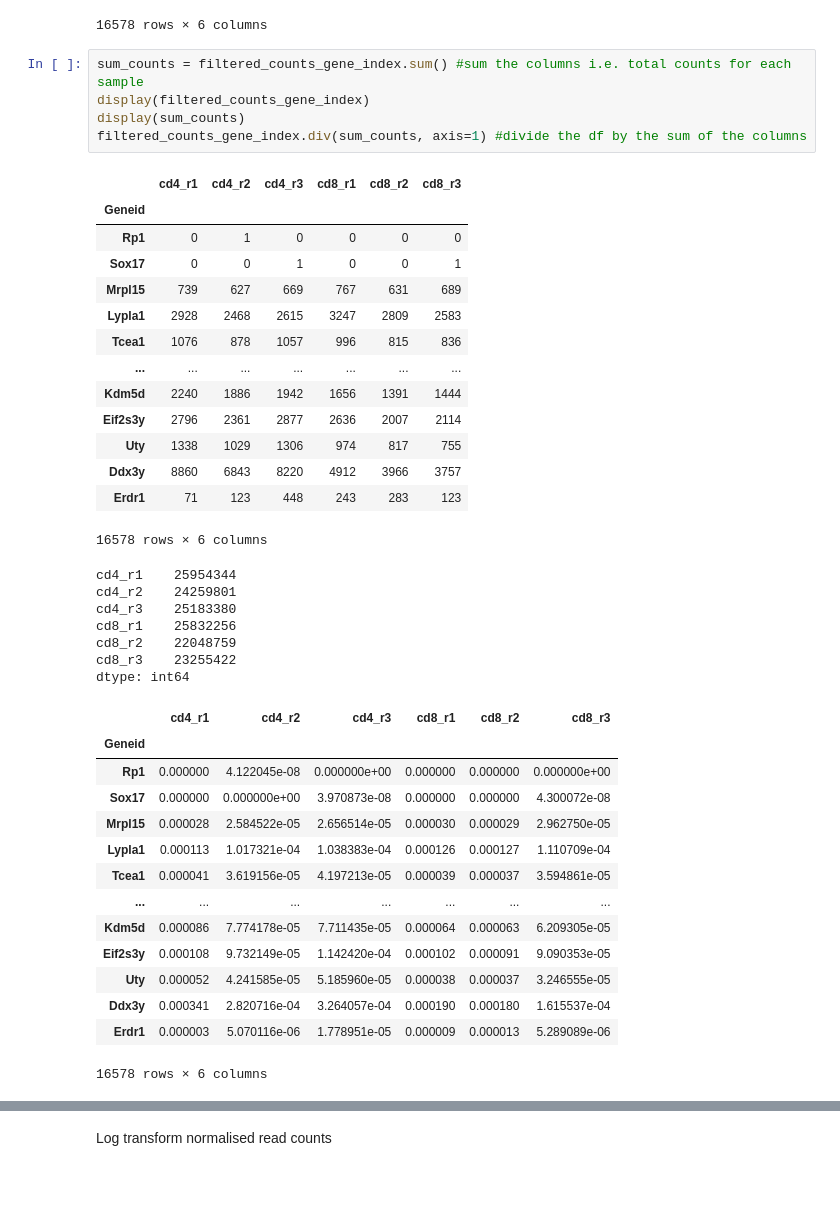
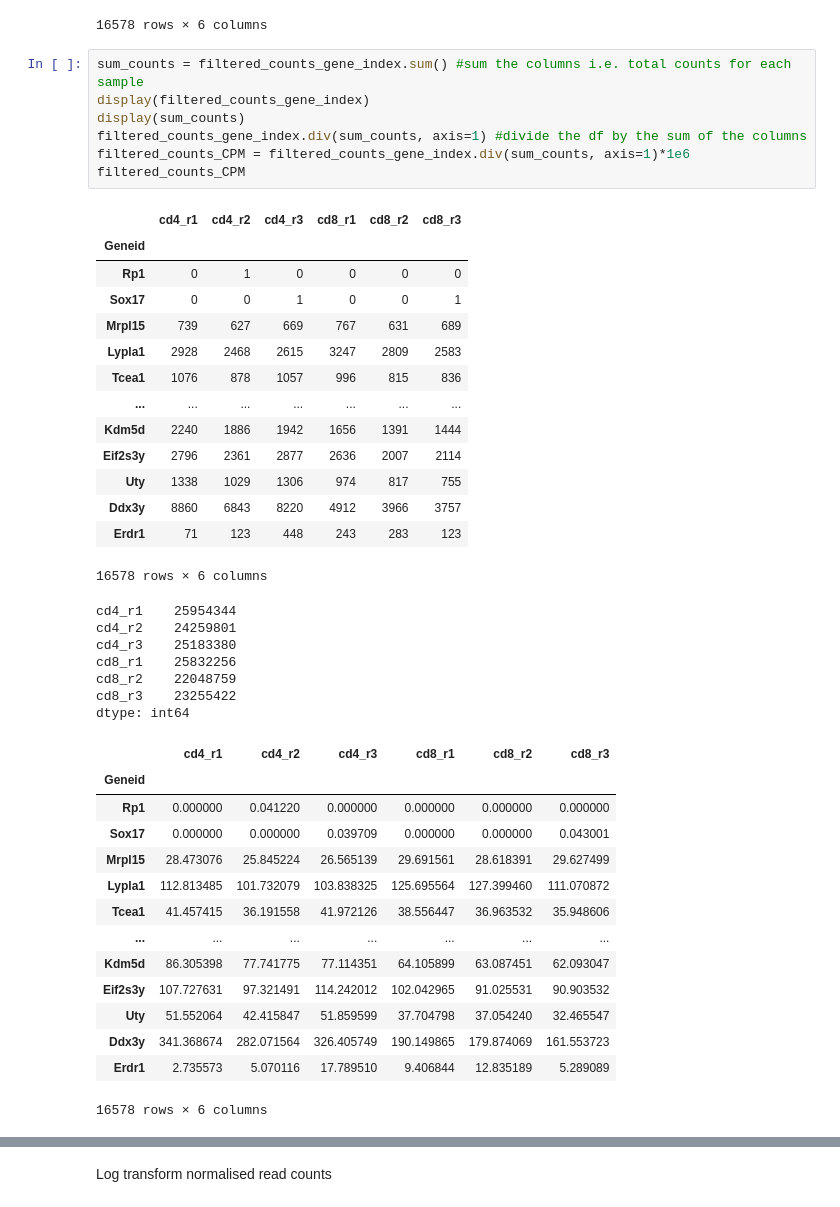
Before and after one commit to ashalaby711/obds_training, a Jupyter notebook: python_datascience/plotting_python.ipynb, the cells around one changed output, grey strips where cells are left out. Saved outputs shown, nothing was run; the diff lists cells and outputs as text.

```diff
--- a/python_datascience/plotting_python.ipynb
+++ b/python_datascience/plotting_python.ipynb
@@ -567,43 +566,45 @@ dtype: int64
 # %%
 sum_counts = filtered_counts_gene_index.sum() #sum the columns i.e. total counts for each sample
 display(filtered_counts_gene_index)
 display(sum_counts)
 filtered_counts_gene_index.div(sum_counts, axis=1) #divide the df by the sum of the columns
+filtered_counts_CPM = filtered_counts_gene_index.div(sum_counts, axis=1)*1e6
+filtered_counts_CPM
 # %% [output]
 |  | cd4_r1 | cd4_r2 | cd4_r3 | cd8_r1 | cd8_r2 | cd8_r3 |
 | Geneid |  |  |  |  |  |  |
 | Rp1 | 0 | 1 | 0 | 0 | 0 | 0 |
 | Sox17 | 0 | 0 | 1 | 0 | 0 | 1 |
 | Mrpl15 | 739 | 627 | 669 | 767 | 631 | 689 |
 | Lypla1 | 2928 | 2468 | 2615 | 3247 | 2809 | 2583 |
 | Tcea1 | 1076 | 878 | 1057 | 996 | 815 | 836 |
 | ... | ... | ... | ... | ... | ... | ... |
 | Kdm5d | 2240 | 1886 | 1942 | 1656 | 1391 | 1444 |
 | Eif2s3y | 2796 | 2361 | 2877 | 2636 | 2007 | 2114 |
 | Uty | 1338 | 1029 | 1306 | 974 | 817 | 755 |
 | Ddx3y | 8860 | 6843 | 8220 | 4912 | 3966 | 3757 |
 | Erdr1 | 71 | 123 | 448 | 243 | 283 | 123 |
 16578 rows × 6 columns
 cd4_r1    25954344
 cd4_r2    24259801
 cd4_r3    25183380
 cd8_r1    25832256
 cd8_r2    22048759
 cd8_r3    23255422
 dtype: int64
 |  | cd4_r1 | cd4_r2 | cd4_r3 | cd8_r1 | cd8_r2 | cd8_r3 |
 | Geneid |  |  |  |  |  |  |
-| Rp1 | 0.000000 | 4.122045e-08 | 0.000000e+00 | 0.000000 | 0.000000 | 0.000000e+00 |
-| Sox17 | 0.000000 | 0.000000e+00 | 3.970873e-08 | 0.000000 | 0.000000 | 4.300072e-08 |
-| Mrpl15 | 0.000028 | 2.584522e-05 | 2.656514e-05 | 0.000030 | 0.000029 | 2.962750e-05 |
-| Lypla1 | 0.000113 | 1.017321e-04 | 1.038383e-04 | 0.000126 | 0.000127 | 1.110709e-04 |
-| Tcea1 | 0.000041 | 3.619156e-05 | 4.197213e-05 | 0.000039 | 0.000037 | 3.594861e-05 |
+| Rp1 | 0.000000 | 0.041220 | 0.000000 | 0.000000 | 0.000000 | 0.000000 |
+| Sox17 | 0.000000 | 0.000000 | 0.039709 | 0.000000 | 0.000000 | 0.043001 |
+| Mrpl15 | 28.473076 | 25.845224 | 26.565139 | 29.691561 | 28.618391 | 29.627499 |
+| Lypla1 | 112.813485 | 101.732079 | 103.838325 | 125.695564 | 127.399460 | 111.070872 |
+| Tcea1 | 41.457415 | 36.191558 | 41.972126 | 38.556447 | 36.963532 | 35.948606 |
 | ... | ... | ... | ... | ... | ... | ... |
-| Kdm5d | 0.000086 | 7.774178e-05 | 7.711435e-05 | 0.000064 | 0.000063 | 6.209305e-05 |
-| Eif2s3y | 0.000108 | 9.732149e-05 | 1.142420e-04 | 0.000102 | 0.000091 | 9.090353e-05 |
-| Uty | 0.000052 | 4.241585e-05 | 5.185960e-05 | 0.000038 | 0.000037 | 3.246555e-05 |
-| Ddx3y | 0.000341 | 2.820716e-04 | 3.264057e-04 | 0.000190 | 0.000180 | 1.615537e-04 |
-| Erdr1 | 0.000003 | 5.070116e-06 | 1.778951e-05 | 0.000009 | 0.000013 | 5.289089e-06 |
+| Kdm5d | 86.305398 | 77.741775 | 77.114351 | 64.105899 | 63.087451 | 62.093047 |
+| Eif2s3y | 107.727631 | 97.321491 | 114.242012 | 102.042965 | 91.025531 | 90.903532 |
+| Uty | 51.552064 | 42.415847 | 51.859599 | 37.704798 | 37.054240 | 32.465547 |
+| Ddx3y | 341.368674 | 282.071564 | 326.405749 | 190.149865 | 179.874069 | 161.553723 |
+| Erdr1 | 2.735573 | 5.070116 | 17.789510 | 9.406844 | 12.835189 | 5.289089 |
 16578 rows × 6 columns
 # %%
 log2_filtered_counts_CPM = np.log2(filtered_counts_CPM +1)
```
Also changed, not shown: parts of 5 cells of this notebook.
